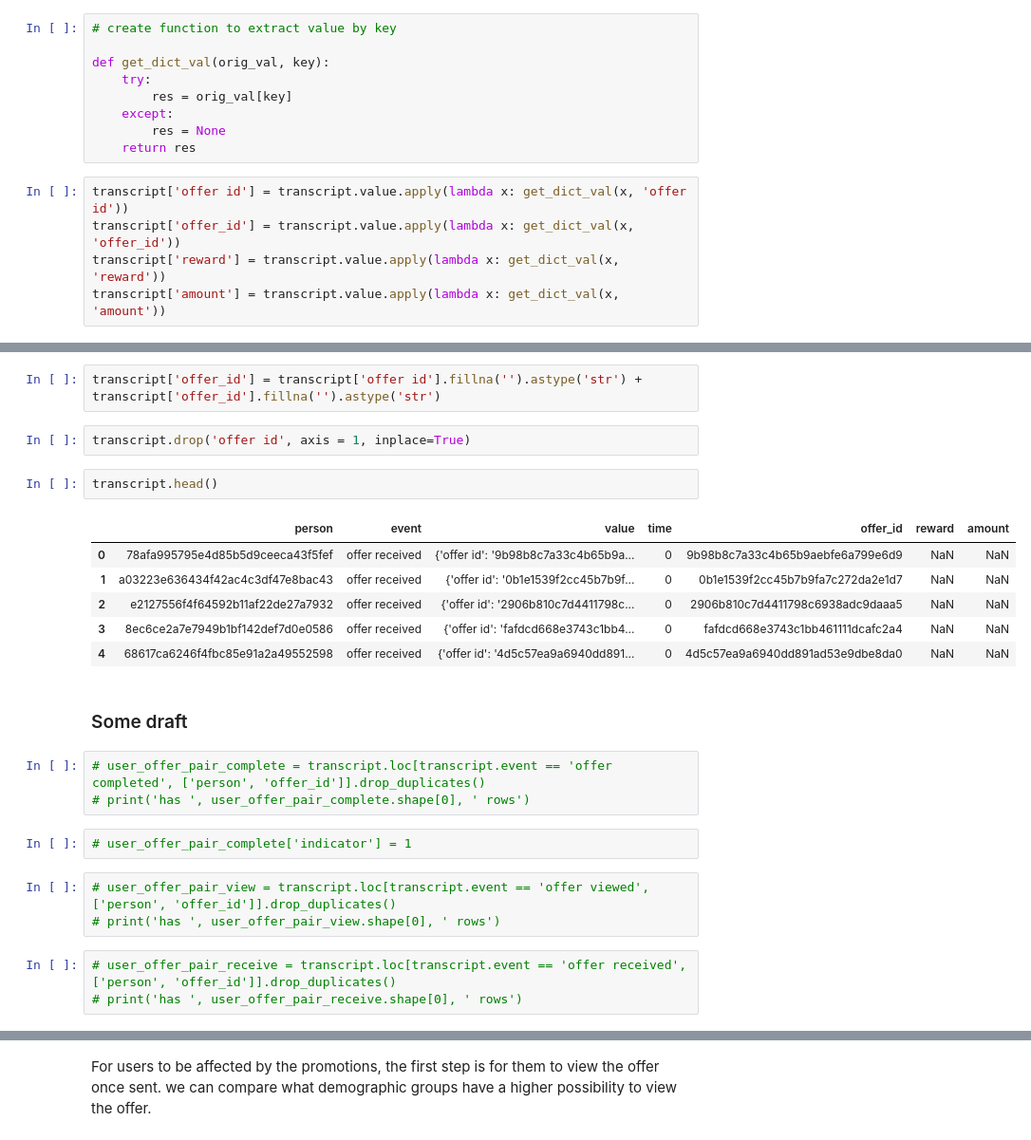
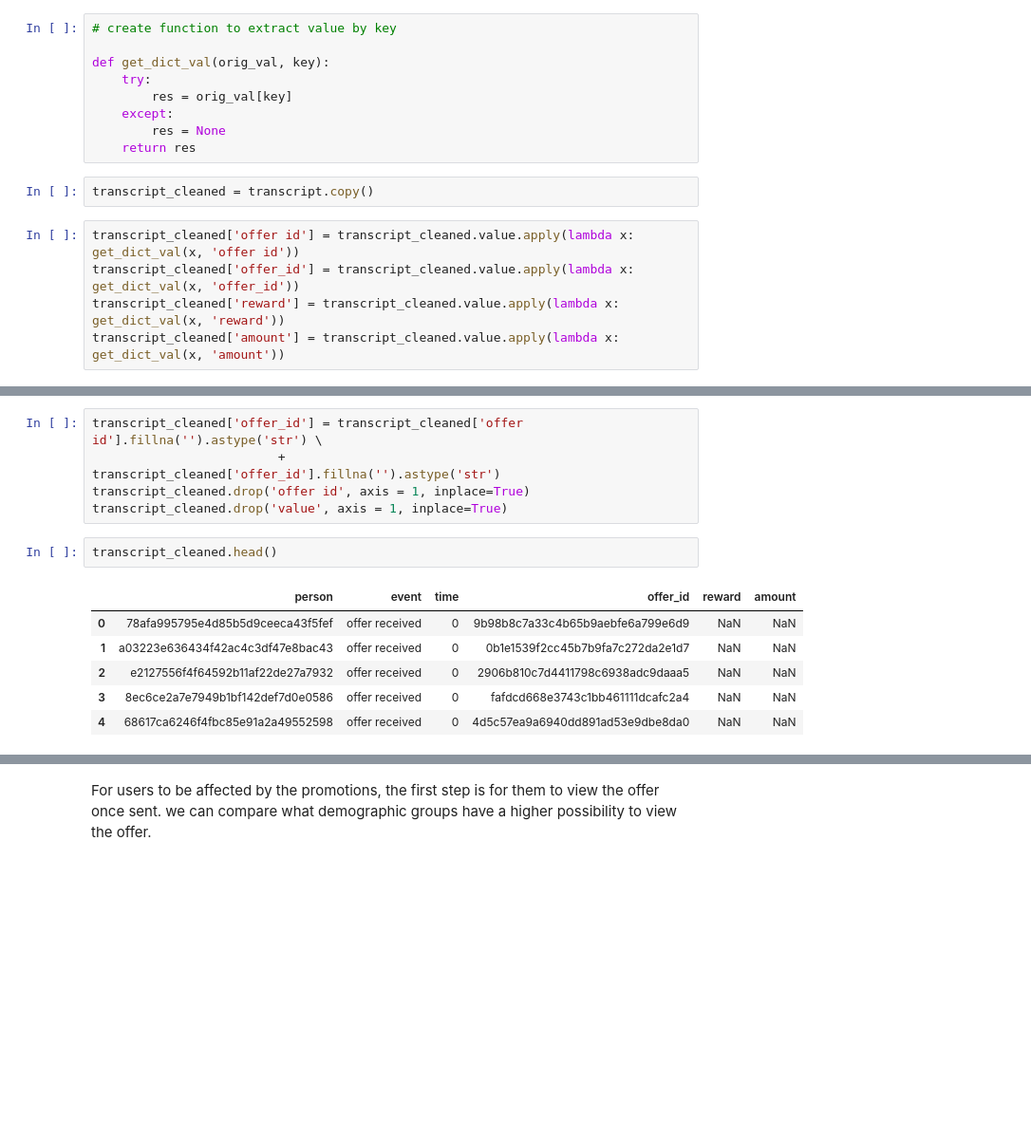
Before and after one commit to unafoca/udacity_ds_capstone, a Jupyter notebook: Starbucks_Capstone_notebook.ipynb, the cells around one changed output, grey strips where cells are left out. Shown: that part at 95% size. Drawn from its saved outputs; the diff is of its cells as text; blank space fills up the shorter version.

```diff
--- a/Starbucks_Capstone_notebook.ipynb
+++ b/Starbucks_Capstone_notebook.ipynb
@@ -283,11 +288,13 @@ def get_dict_val(orig_val, key):
     except:
         res = None
     return res
+# %%
+transcript_cleaned = transcript.copy()
 # %%
-transcript['offer id'] = transcript.value.apply(lambda x: get_dict_val(x, 'offer id'))
-transcript['offer_id'] = transcript.value.apply(lambda x: get_dict_val(x, 'offer_id'))
-transcript['reward'] = transcript.value.apply(lambda x: get_dict_val(x, 'reward'))
-transcript['amount'] = transcript.value.apply(lambda x: get_dict_val(x, 'amount'))
+transcript_cleaned['offer id'] = transcript_cleaned.value.apply(lambda x: get_dict_val(x, 'offer id'))
+transcript_cleaned['offer_id'] = transcript_cleaned.value.apply(lambda x: get_dict_val(x, 'offer_id'))
+transcript_cleaned['reward'] = transcript_cleaned.value.apply(lambda x: get_dict_val(x, 'reward'))
+transcript_cleaned['amount'] = transcript_cleaned.value.apply(lambda x: get_dict_val(x, 'amount'))
 # %%
 # check if there are rows with both offer id and offer_id
 # if not then we can combine the 2 columns
@@ -296,28 +303,16 @@ transcript[(~transcript['offer id'].isnull()) & (~transcript['offer_id'].isnull(
 # %% [output]
 |  | person | event | value | time | offer id | offer_id | reward | amount |
 # %%
-transcript['offer_id'] = transcript['offer id'].fillna('').astype('str') + transcript['offer_id'].fillna('').astype('str')
+transcript_cleaned['offer_id'] = transcript_cleaned['offer id'].fillna('').astype('str') \
+                         + transcript_cleaned['offer_id'].fillna('').astype('str')
+transcript_cleaned.drop('offer id', axis = 1, inplace=True)
+transcript_cleaned.drop('value', axis = 1, inplace=True)
-# %%
-transcript.drop('offer id', axis = 1, inplace=True)
 # %%
-transcript.head()
+transcript_cleaned.head()
 # %% [output]
-|  | person | event | value | time | offer_id | reward | amount |
-| 0 | 78afa995795e4d85b5d9ceeca43f5fef | offer received | {'offer id': '9b98b8c7a33c4b65b9a... | 0 | 9b98b8c7a33c4b65b9aebfe6a799e6d9 | NaN | NaN |
-| 1 | a03223e636434f42ac4c3df47e8bac43 | offer received | {'offer id': '0b1e1539f2cc45b7b9f... | 0 | 0b1e1539f2cc45b7b9fa7c272da2e1d7 | NaN | NaN |
-| 2 | e2127556f4f64592b11af22de27a7932 | offer received | {'offer id': '2906b810c7d4411798c... | 0 | 2906b810c7d4411798c6938adc9daaa5 | NaN | NaN |
-| 3 | 8ec6ce2a7e7949b1bf142def7d0e0586 | offer received | {'offer id': 'fafdcd668e3743c1bb4... | 0 | fafdcd668e3743c1bb461111dcafc2a4 | NaN | NaN |
-| 4 | 68617ca6246f4fbc85e91a2a49552598 | offer received | {'offer id': '4d5c57ea9a6940dd891... | 0 | 4d5c57ea9a6940dd891ad53e9dbe8da0 | NaN | NaN |
+|  | person | event | time | offer_id | reward | amount |
+| 0 | 78afa995795e4d85b5d9ceeca43f5fef | offer received | 0 | 9b98b8c7a33c4b65b9aebfe6a799e6d9 | NaN | NaN |
+| 1 | a03223e636434f42ac4c3df47e8bac43 | offer received | 0 | 0b1e1539f2cc45b7b9fa7c272da2e1d7 | NaN | NaN |
+| 2 | e2127556f4f64592b11af22de27a7932 | offer received | 0 | 2906b810c7d4411798c6938adc9daaa5 | NaN | NaN |
+| 3 | 8ec6ce2a7e7949b1bf142def7d0e0586 | offer received | 0 | fafdcd668e3743c1bb461111dcafc2a4 | NaN | NaN |
+| 4 | 68617ca6246f4fbc85e91a2a49552598 | offer received | 0 | 4d5c57ea9a6940dd891ad53e9dbe8da0 | NaN | NaN |
-# %% [markdown]
-### Some draft
-# %%
-# user_offer_pair_complete = transcript.loc[transcript.event == 'offer completed', ['person', 'offer_id']].drop_duplicates()
-# print('has ', user_offer_pair_complete.shape[0], ' rows')
-# %%
-# user_offer_pair_complete['indicator'] = 1
-# %%
-# user_offer_pair_view = transcript.loc[transcript.event == 'offer viewed', ['person', 'offer_id']].drop_duplicates()
-# print('has ', user_offer_pair_view.shape[0], ' rows')
-# %%
-# user_offer_pair_receive = transcript.loc[transcript.event == 'offer received', ['person', 'offer_id']].drop_duplicates()
-# print('has ', user_offer_pair_receive.shape[0], ' rows')
```
Also changed, not shown: parts of 192 cells of this notebook.
